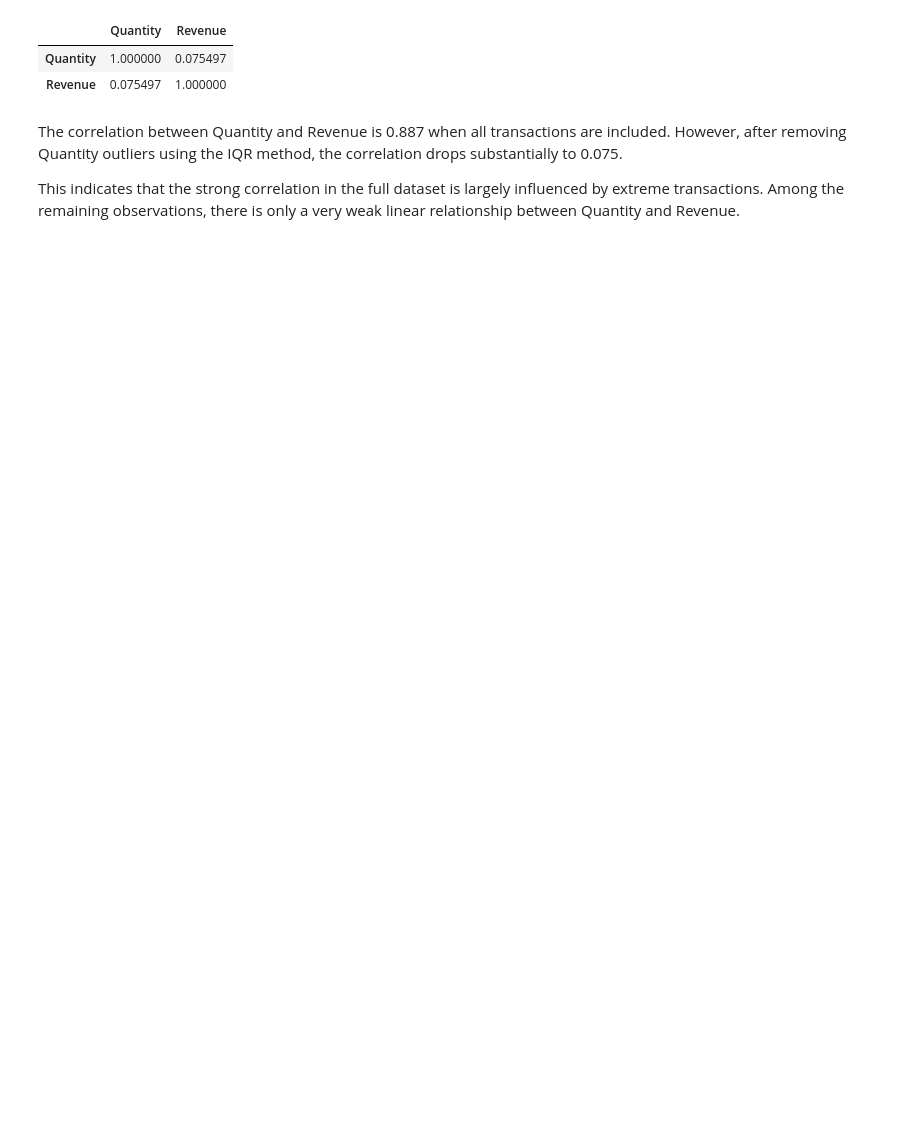
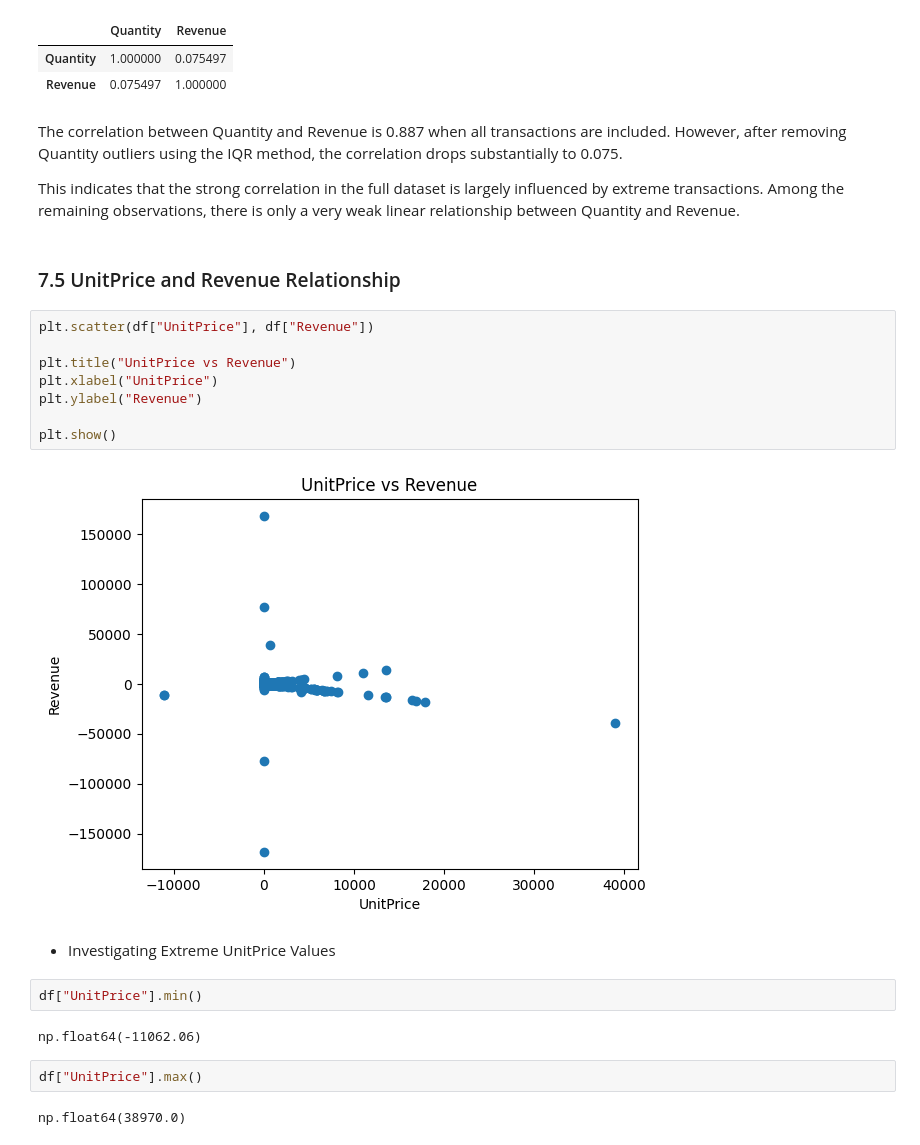
Before and after one commit to aylinshojazade/online-retail-analysis, a Jupyter notebook: analysis.ipynb, the cells around one changed output. Cells and saved outputs as stored; diff of their text form; blank space fills up the shorter version.

Commit message:
Add UnitPrice and Revenue relationship analysis

```diff
--- a/analysis.ipynb
+++ b/analysis.ipynb
@@ -1022,3 +1022,25 @@ df[(df["Quantity"] < upper_bound) & (df["Quantity"] > lower_bound)][["Quantity",
 The correlation between Quantity and Revenue is 0.887 when all transactions are included. However, after removing Quantity outliers using the IQR method, the correlation drops substantially to 0.075.
 
 This indicates that the strong correlation in the full dataset is largely influenced by extreme transactions. Among the remaining observations, there is only a very weak linear relationship between Quantity and Revenue.
+# %% [markdown]
+### 7.5 UnitPrice and Revenue Relationship
+# %%
+plt.scatter(df["UnitPrice"], df["Revenue"])
+
+plt.title("UnitPrice vs Revenue")
+plt.xlabel("UnitPrice")
+plt.ylabel("Revenue")
+
+plt.show()
+# %% [output]
+[figure, added]
+# %% [markdown]
+- Investigating Extreme UnitPrice Values
+# %%
+df["UnitPrice"].min()
+# %% [output]
+np.float64(-11062.06)
+# %%
+df["UnitPrice"].max()
+# %% [output]
+np.float64(38970.0)
```
Also changed, not shown: parts of 28 cells of this notebook.
